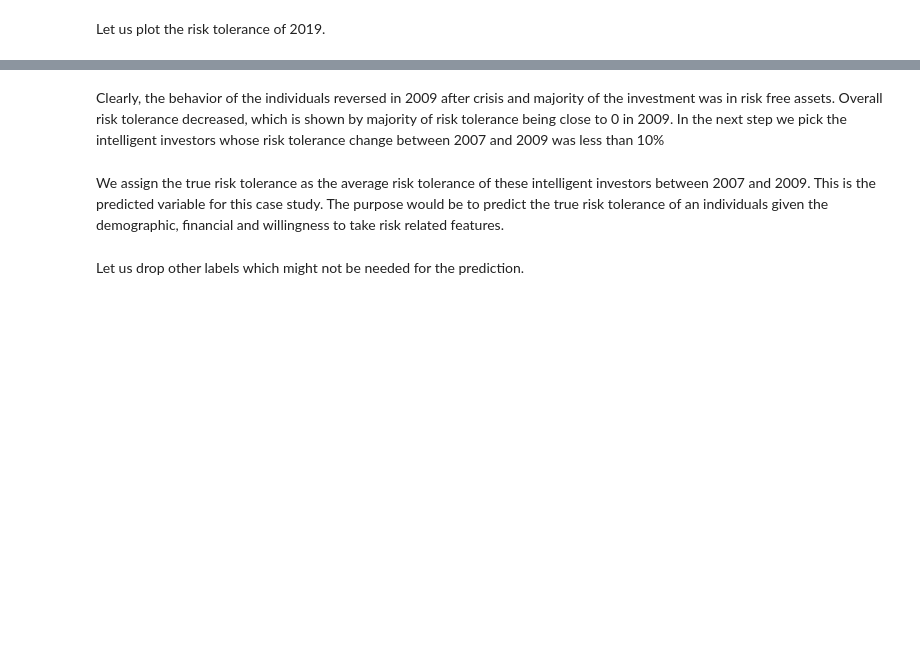
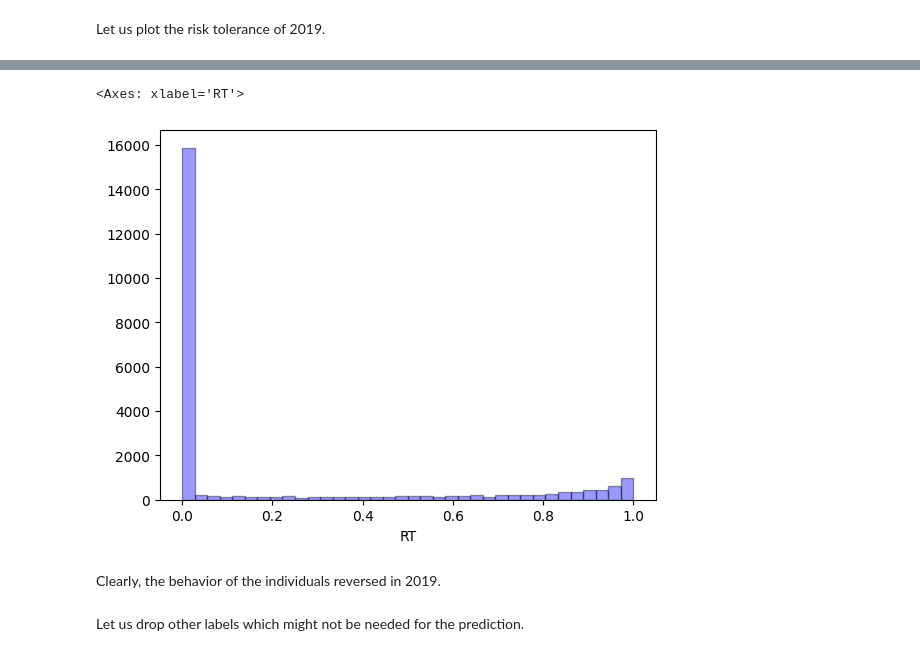
Before and after one commit to Xryrapier/eficient_frontier, a Jupyter notebook: notebooks/xryrapier_InvestorRiskToleranceAndRoboAdvisor.ipynb, the cells around one changed output, grey strips where cells are left out. Saved outputs shown, nothing was run; the diff lists cells and outputs as text; code cells hidden in the pictures; blank space fills up the shorter version.

```diff
--- a/notebooks/xryrapier_InvestorRiskToleranceAndRoboAdvisor.ipynb
+++ b/notebooks/xryrapier_InvestorRiskToleranceAndRoboAdvisor.ipynb
@@ -153,11 +126,5 @@ Checking for the rows with null or nan values and removing them.
 # %%
-## dataset2=dataset2.dropna(axis=0)
-## Drop the rows containing NA
-#dataset2=dataset2[~dataset2.isin([np.nan, np.inf, -np.inf]).any(1)]
-##Checking for any null values and removing the null values'''
-#print('Null Values =',dataset2.isnull().values.any())
-#
-## Ejemplo de uso
-#dataset2_cleaned = clean_dataset(dataset2)
-#has_null_values = check_null_values(dataset2_cleaned)
-#print("Null Values =", has_null_values)
+dataset=dataset.dropna(axis=0)
+dataset = dataset[~dataset.isin([np.nan, np.inf, -np.inf]).any(axis=1)]
+#Checking for any null values and removing the null values'''
+print('Null Values =',dataset2.isnull().values.any())
@@ -174,3 +134,0 @@ dataset3 = copy.deepcopy(dataset2)
-# %% [markdown]
-Clearly, the behavior of the individuals reversed in 2009 after crisis and majority of the investment was in risk free assets. Overall risk tolerance decreased, which is shown by majority of risk tolerance being close to 0 in 2009.
-In the next step we pick the intelligent investors whose risk tolerance change between 2007 and 2009 was less than 10%
@@ -179,2 +134,0 @@ In the next step we pick the intelligent investors whose risk tolerance change b
-# %% [markdown]
-We assign the true risk tolerance as the average risk tolerance of these intelligent investors between 2007 and 2009. This is the predicted variable for this case study. The purpose would be to predict the true risk tolerance of an individuals given the demographic, financial and willingness to take risk related features.
@@ -183,3 +135,12 @@ We assign the true risk tolerance as the average risk tolerance of these intelli
+# %%
+sns.distplot(dataset['RT'], hist=True, kde=False,
+             bins=int(180/5), color = 'blue',
+             hist_kws={'edgecolor':'black'})
+# %% [output]
+<Axes: xlabel='RT'>
+[figure, added]
+# %% [markdown]
+Clearly, the behavior of the individuals reversed in 2019.
 # %% [markdown]
 Let us drop other labels which might not be needed for the prediction.
 # %%
```
Also changed, not shown: parts of 45 cells of this notebook, 1 other file.
